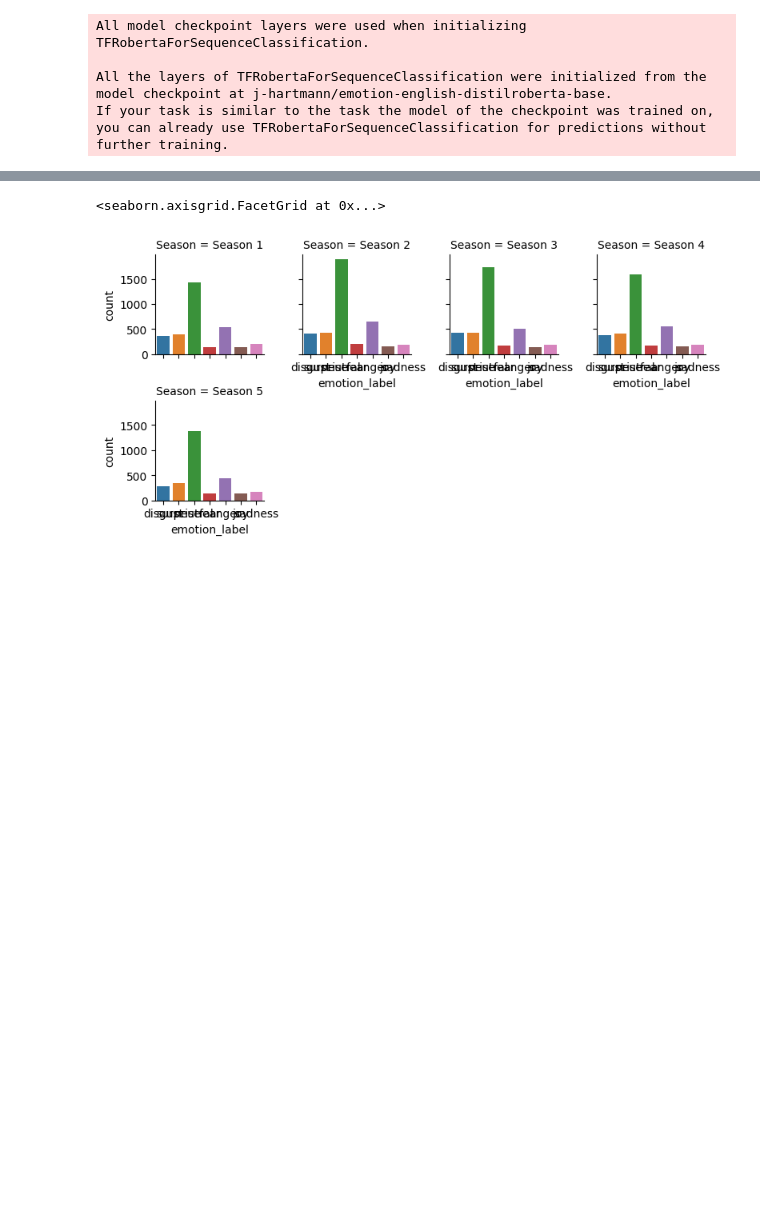
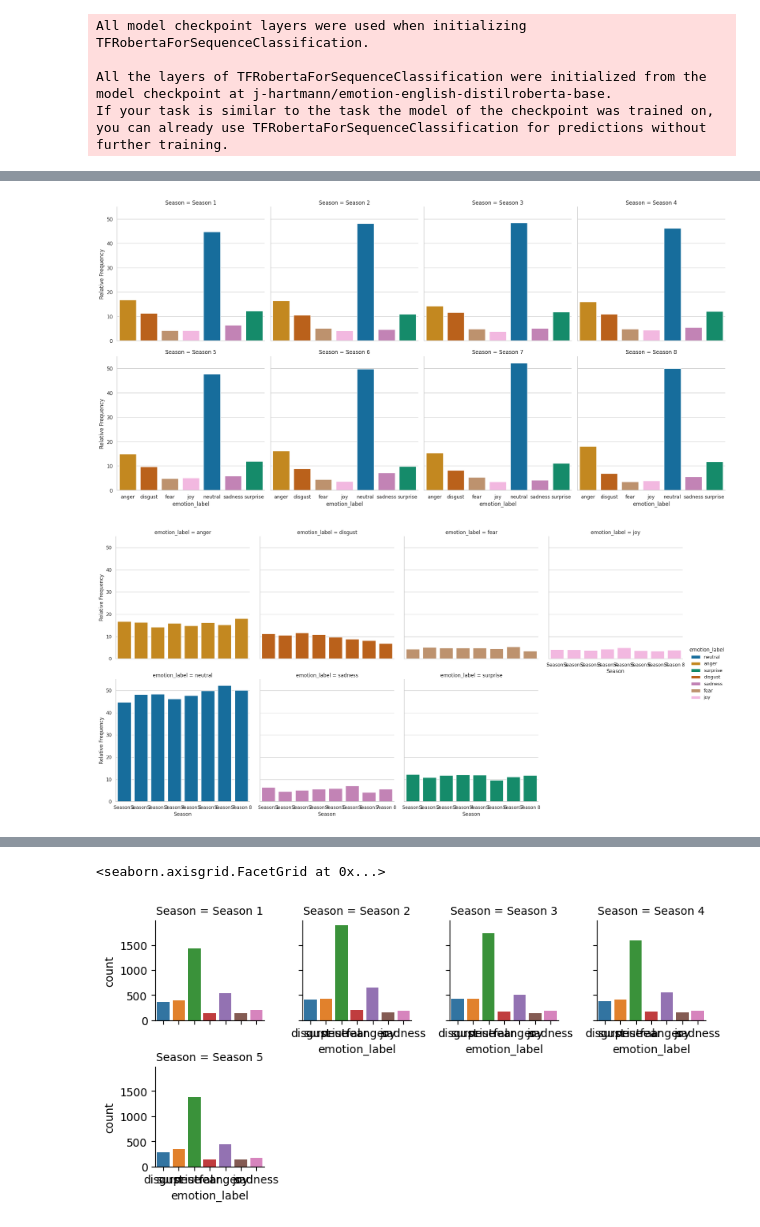
Before and after one commit to lrahbek/cds-lang-assignments, a Jupyter notebook: assignment-4/src/a4_notes.ipynb, the cells around one changed output, grey strips where cells are left out. Cells and saved outputs as stored; diff of their text form; code cells hidden in the pictures; blank space fills up the shorter version.

Commit message:
plots2

```diff
--- a/assignment-4/src/a4_notes.ipynb
+++ b/assignment-4/src/a4_notes.ipynb
@@ -26,7 +26,7 @@ All the layers of TFRobertaForSequenceClassification were initialized from the m
 If your task is similar to the task the model of the checkpoint was trained on, you can already use TFRobertaForSequenceClassification for predictions without further training.
 # %%
 def load_data(filepath):
-    data_emotions_path = (filepath).split("/")[-1].split(".")[0] + "_with_emotion_scores.csv"
+    data_emotions_path = "../out/"+(filepath).split("/")[-1].split(".")[0] + "_with_emotion_scores.csv"
     data_in = pd.read_csv(filepath)
     data_emotions = pd.read_csv(filepath)
     data_emotions[["emotion_label", "emotion_score"]] = ""
@@ -59,3 +68,0 @@ new.loc[new["Season"] == "Season 1", "count"].sum()
-# %%
-for season in
-new.loc[new["Season"] == "Season 1", "count"].sum()
@@ -75,0 +89,2 @@ sns.catplot(data_em_plot_c,
+# %%
+data_counts = reshape_data("../out/Game_of_Thrones_Script_with_emotion_scores.csv")
@@ -75,0 +111,33 @@ sns.catplot(data_em_plot_c,
+# %%
+def plot_emotions(data_counts):
+    sns.set_theme(style = "whitegrid", palette="colorblind")
+    sns.catplot(data_counts,
+                x= "emotion_label",
+                y = "Relative Frequency",
+                hue = "emotion_label",
+                col = "Season",
+                kind = "bar",
+                col_wrap = 4,
+                col_order = ["Season 1", "Season 2", "Season 3", "Season 4", "Season 5", "Season 6", "Season 7", "Season 8"],
+                fill = True,
+                order = ["anger", "disgust", "fear", "joy", "neutral", "sadness", "surprise"]
+                )
+    plt.savefig("../out/emotions_per_season.png")
+
+    sns.catplot(data_counts,
+                x= "Season",
+                y = "Relative Frequency",
+                hue = "emotion_label",
+                col = "emotion_label",
+                kind = "bar",
+                col_wrap = 4,
+                order = ["Season 1", "Season 2", "Season 3", "Season 4", "Season 5", "Season 6", "Season 7", "Season 8"],
+                fill = True,
+                col_order = ["anger", "disgust", "fear", "joy", "neutral", "sadness", "surprise"]
+                )
+    plt.savefig("../out/season_per_emotion.png")
+# %%
+plot_emotions(data_counts)
+# %% [output]
+[figure, added]
+[figure, added]
```
Also changed, not shown: parts of 12 cells of this notebook, 5 other files.
